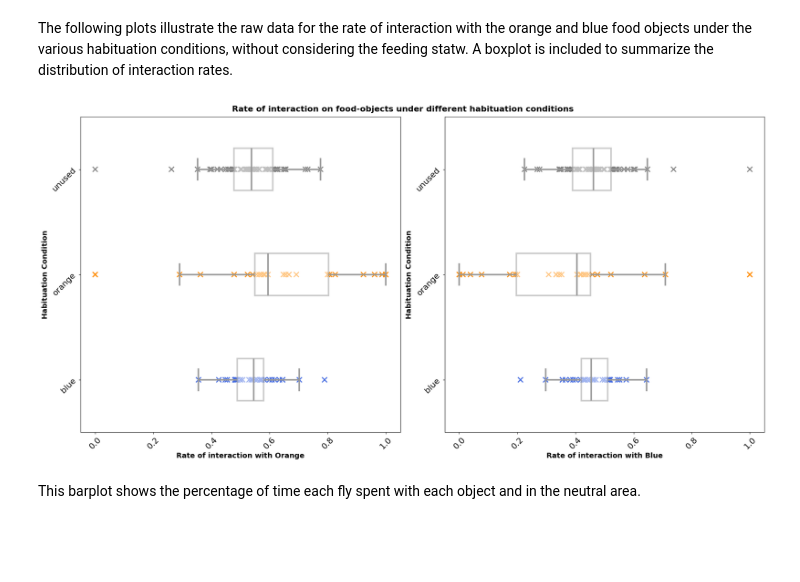
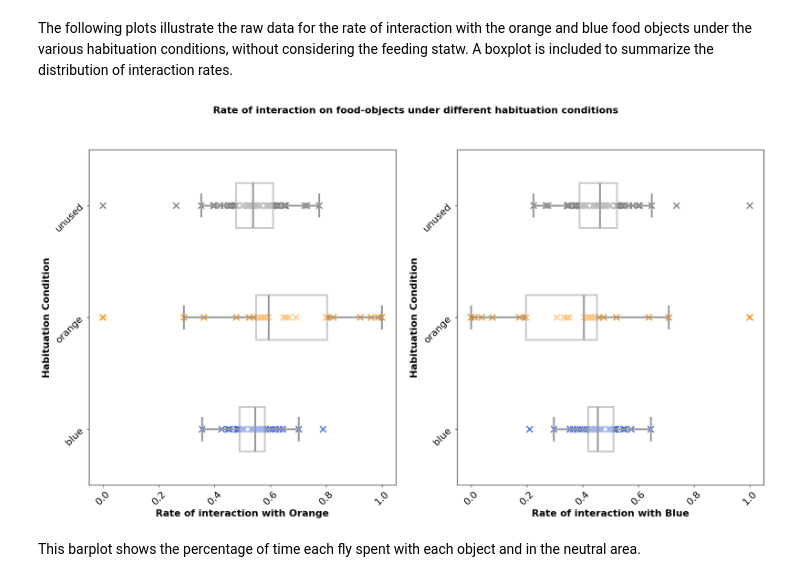
Before and after one commit to NeLy-EPFL/object_preference, a Jupyter notebook: graphs.ipynb, the cells around one changed output. Saved outputs shown, nothing was run; the diff lists cells and outputs as text; code cells hidden in the pictures; blank space fills up the shorter version.

```diff
--- a/graphs.ipynb
+++ b/graphs.ipynb
@@ -238,36 +224,34 @@ medians_df
 # %% [markdown]
 The following plots illustrate the raw data for the rate of interaction with the orange and blue food objects under the various habituation conditions, without considering the feeding statw. A boxplot is included to summarize the distribution of interaction rates.
 # %%
-# Define your color mapping
 color_dict = {'orange': 'darkorange', 'blue': 'royalblue', 'unused': 'gray'}
 
-# Create a figure with two subplots (one row, two columns)
+# Create a figure with two subplots
 fig, axs = plt.subplots(1, 2, figsize=(20, 10))
 
 # Add a title to the figure
 fig.suptitle('Rate of interaction on food-objects under different habituation conditions', fontsize=16, weight='bold')
 
 # Plot the scatterplot and boxplot for 'rate_interactions_oran' on the first subplot
 sns.scatterplot(data=df, x='rate_interactions_oran', y='habituation_cond', hue='habituation_cond', palette=color_dict, legend=False, marker='x', linewidth=2, s=100, ax=axs[0])
 sns.boxplot(data=df, x='rate_interactions_oran', y='habituation_cond', color='white', linewidth=3, fliersize=0, boxprops=dict(alpha=0.5), width=0.4, ax=axs[0])
-axs[0].set_xlabel('Rate of interaction with Orange', fontsize=14, weight='bold')
-axs[0].set_ylabel('Habituation Condition', fontsize=14, weight='bold')
+axs[0].set_xlabel('Rate of interaction with Orange', fontsize=16, weight='bold')
+axs[0].set_ylabel('Habituation Condition', fontsize=16, weight='bold')
 axs[0].tick_params(axis='both', labelsize=16, rotation=45)
-
 
 # Plot the scatterplot and boxplot for 'rate_interactions_blue' on the second subplot
 sns.scatterplot(data=df, x='rate_interactions_blue', y='habituation_cond', hue='habituation_cond', palette=color_dict, legend=False, marker='x', linewidth=2, s=100, ax=axs[1])
 sns.boxplot(data=df, x='rate_interactions_blue', y='habituation_cond', color='white', linewidth=3, fliersize=0, boxprops=dict(alpha=0.5), width=0.4, ax=axs[1])
-axs[1].set_xlabel('Rate of interaction with Blue', fontsize=14, weight='bold')
-axs[1].set_ylabel('Habituation Condition', fontsize=14, weight='bold')
+axs[1].set_xlabel('Rate of interaction with Blue', fontsize=16, weight='bold')
+axs[1].set_ylabel('Habituation Condition', fontsize=16, weight='bold')
 axs[1].tick_params(axis='both', labelsize=16, rotation=45)
 
+# Add space between the subplots
+plt.subplots_adjust(wspace=0.2)
 
-# Show the plot
-plt.tight_layout()
 plt.show()
 # %% [output]
-[figure, old version]
+[figure, new version]
 # %% [markdown]
 This barplot shows the percentage of time each fly spent with each object and in the neutral area.
 # %%
```
Also changed, not shown: parts of 17 cells of this notebook, 5 other files.
